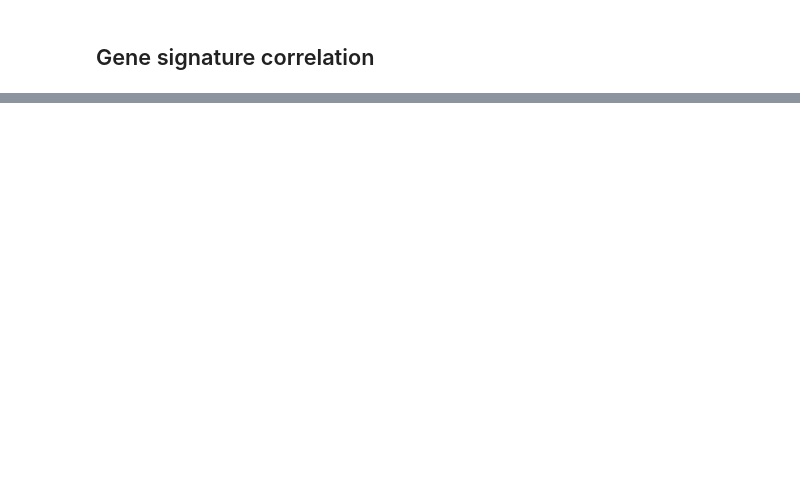
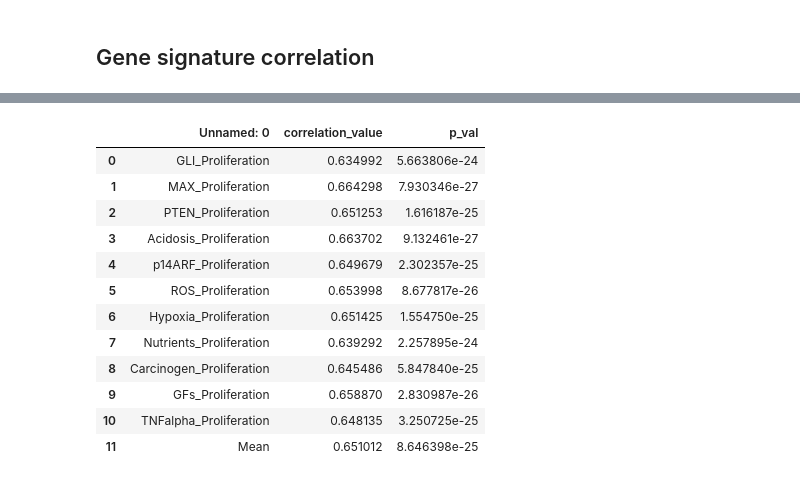
Before and after one commit to romane-gauthierj/Attractor-Resistance, a Jupyter notebook: pipeline_breast_validation.ipynb, the cells around one changed output, grey strips where cells are left out. Cells and saved outputs as stored; diff of their text form; code cells hidden in the pictures; blank space fills up the shorter version.

```diff
--- a/pipeline_breast_validation.ipynb
+++ b/pipeline_breast_validation.ipynb
@@ -673,0 +503,18 @@ Hint 3: Gene symbols curated in Enrichr web services are all upcases.
+# %%
+cnv_genes_results = pd.read_csv('analysis/validation_Breast_cnv_genes/results/outputs/results_genes_signature_correlation.csv')
+# %%
+cnv_genes_results
+# %% [output]
+|  | Unnamed: 0 | correlation_value | p_val |
+| 0 | GLI_Proliferation | 0.634992 | 5.663806e-24 |
+| 1 | MAX_Proliferation | 0.664298 | 7.930346e-27 |
+| 2 | PTEN_Proliferation | 0.651253 | 1.616187e-25 |
+| 3 | Acidosis_Proliferation | 0.663702 | 9.132461e-27 |
+| 4 | p14ARF_Proliferation | 0.649679 | 2.302357e-25 |
+| 5 | ROS_Proliferation | 0.653998 | 8.677817e-26 |
+| 6 | Hypoxia_Proliferation | 0.651425 | 1.554750e-25 |
+| 7 | Nutrients_Proliferation | 0.639292 | 2.257895e-24 |
+| 8 | Carcinogen_Proliferation | 0.645486 | 5.847840e-25 |
+| 9 | GFs_Proliferation | 0.658870 | 2.830987e-26 |
+| 10 | TNFalpha_Proliferation | 0.648135 | 3.250725e-25 |
+| 11 | Mean | 0.651012 | 8.646398e-25 |
```
Also changed, not shown: parts of 54 cells of this notebook, 26 other files.
